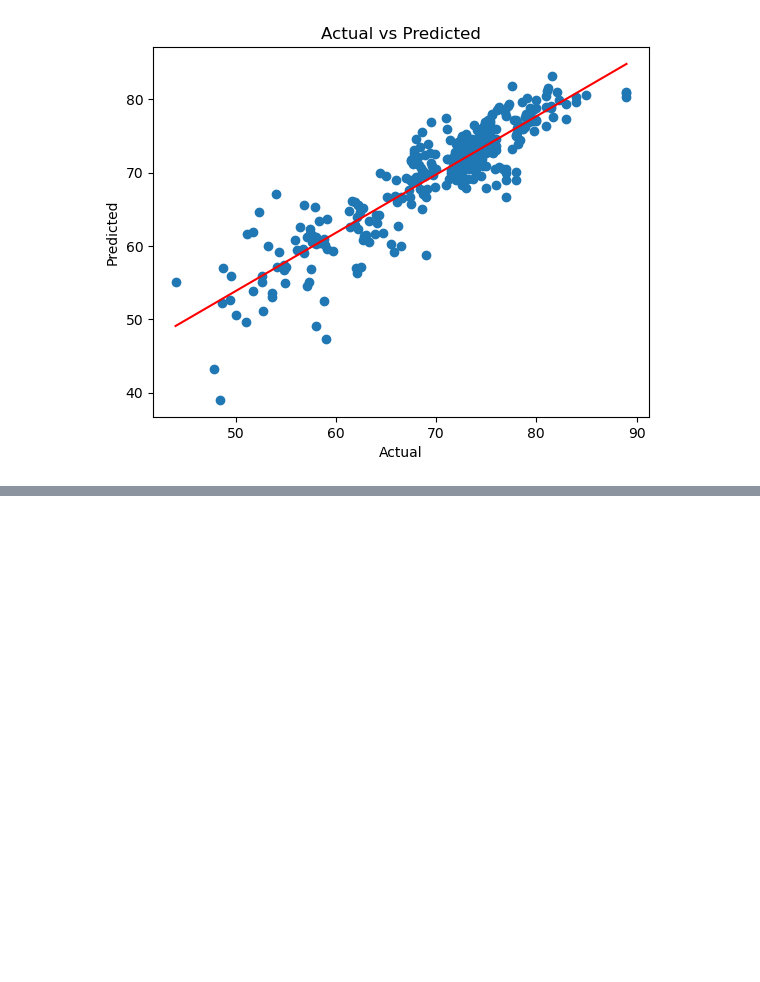
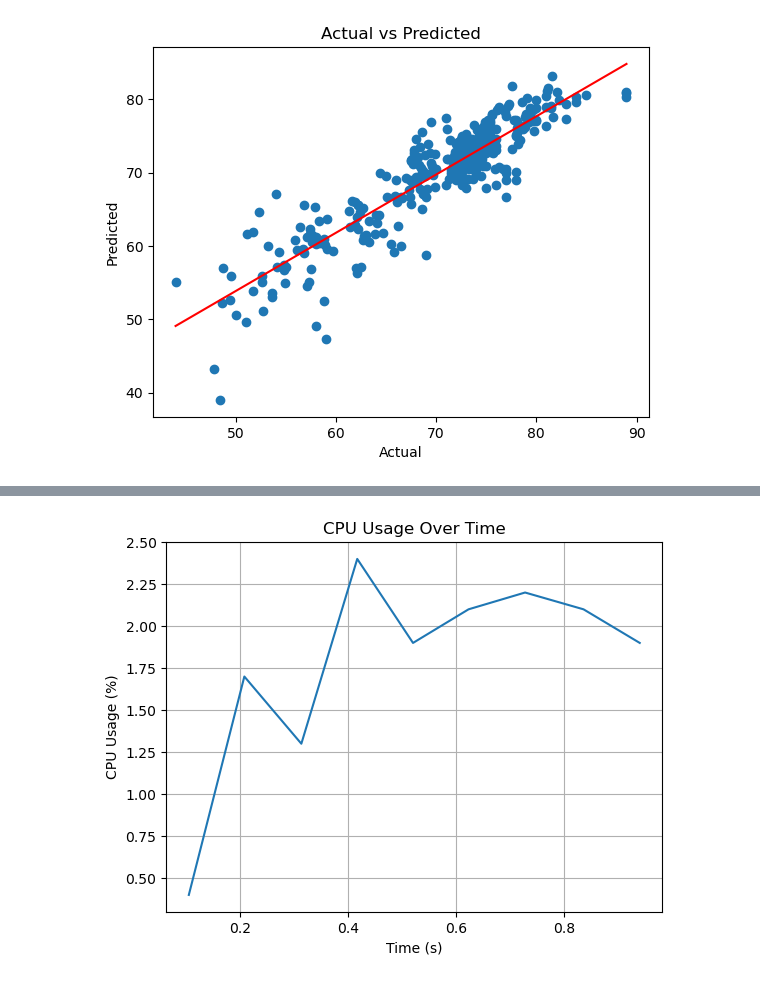
Before and after one commit to Pippeloo/DataScience-Paper, a Jupyter notebook: Regression/LifeExpectancy.ipynb, the cells around one changed output, grey strips where cells are left out. Drawn from its saved outputs; the diff is of its cells as text; code cells hidden in the pictures; blank space fills up the shorter version.

```diff
--- a/Regression/LifeExpectancy.ipynb
+++ b/Regression/LifeExpectancy.ipynb
@@ -129,0 +134,35 @@ Line #    Mem usage    Increment  Occurrences   Line Contents
+# %%
+# Open the file cpu_usage_measurements.csv for reading
+with open('cpu_usage_measurements.csv', 'r') as f:
+    # Skip the first line
+    f.readline()
+    # Read all lines from the file into a list
+    cpuLines = f.readlines()
+
+# Open the file time_measurements.csv for reading
+with open('time_measurements.csv', 'r') as f:
+    # Skip the first line
+    f.readline()
+    # Read all lines from the file into a list
+    timeLines = f.readlines()
+
+# Delete the file time_measurements.csv
+os.remove('time_measurements.csv')
+# Delete the file cpu_usage_measurements.csv
+os.remove('cpu_usage_measurements.csv')
+
+# Make it a float
+cpuLines = [float(line.strip()) for line in cpuLines]
+
+timeLines = [float(line.strip()) for line in timeLines]
+
+
+
+# Show the data on a plot
+plt.plot(timeLines, cpuLines)
+plt.xlabel('Time (s)')
+plt.ylabel('CPU Usage (%)')
+plt.title('CPU Usage Over Time')
+plt.grid(True)
+# %% [output]
+[figure, added]
```
Also changed, not shown: parts of 1 cell of this notebook, 1 other file.
